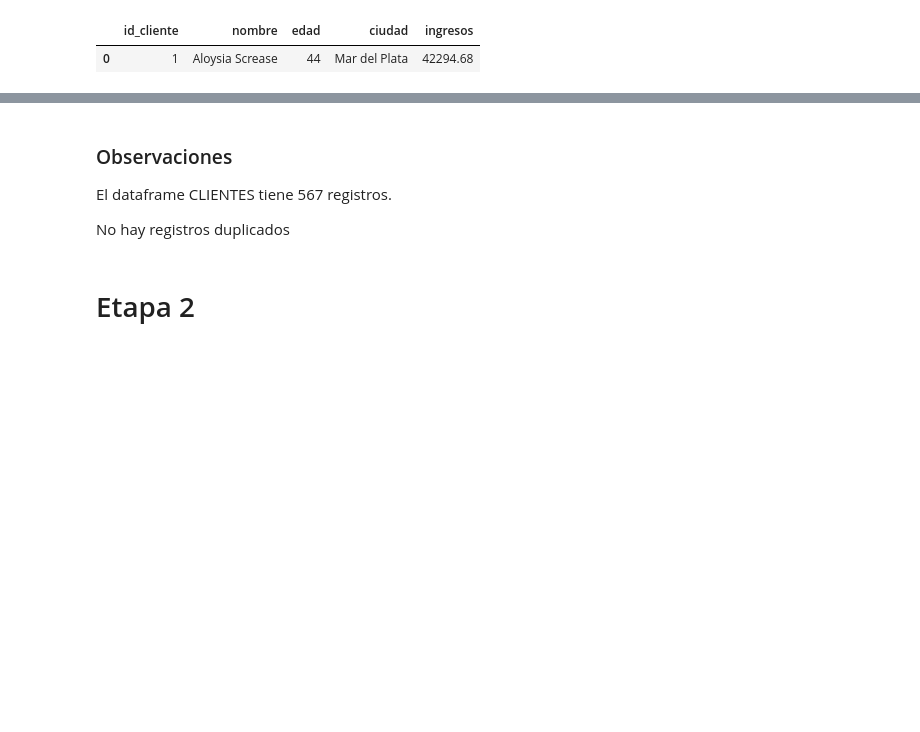
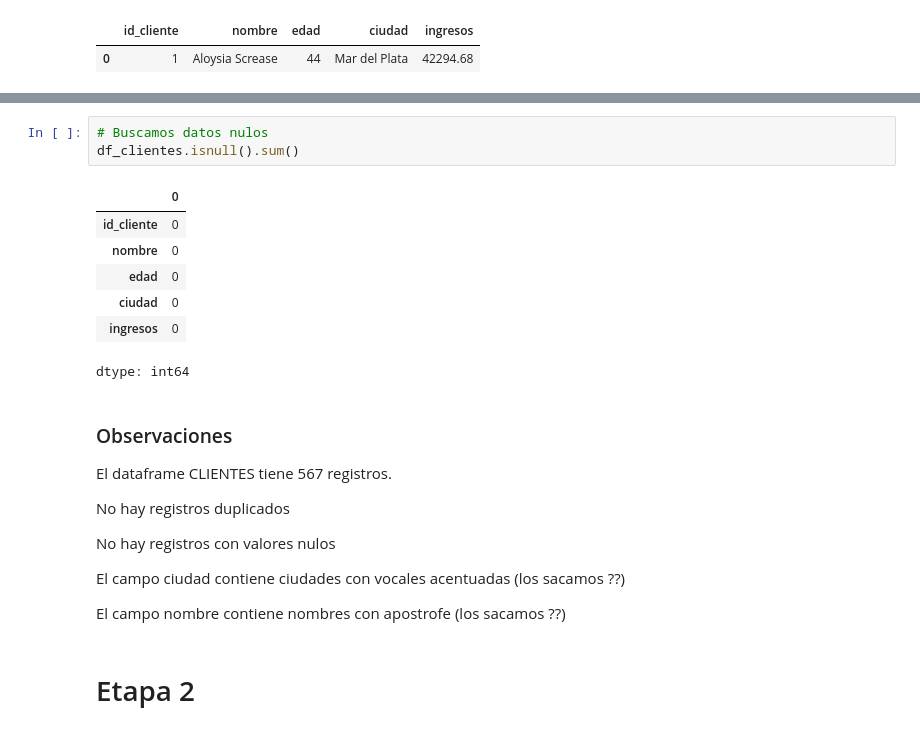
Before and after one commit to alex-degarate/TT-2C2025-Data-Analitycs-Notebooks, a Jupyter notebook: PreEntrega/Pre-entrega-alex.ipynb, the cells around one changed output, grey strips where cells are left out. Drawn from its saved outputs; the diff is of its cells as text; blank space fills up the shorter version.

```diff
--- a/PreEntrega/Pre-entrega-alex.ipynb
+++ b/PreEntrega/Pre-entrega-alex.ipynb
@@ -374,10 +374,27 @@ df_ventas.duplicated().sum()
 # %% [output]
 np.int64(0)
+# %%
+# Buscamos datos nulos
+df_clientes.isnull().sum()
+# %% [output]
+|  | 0 |
+| id_cliente | 0 |
+| nombre | 0 |
+| edad | 0 |
+| ciudad | 0 |
+| ingresos | 0 |
+dtype: int64
 # %% [markdown]
 ### Observaciones
 El dataframe CLIENTES tiene 567 registros.
 
 No hay registros duplicados
+
+No hay registros con valores nulos
+
+El campo ciudad contiene ciudades con vocales acentuadas (los sacamos ??)
+
+El campo nombre contiene nombres con apostrofe (los sacamos ??)
 # %% [markdown]
 # Etapa 2
 # %% [markdown]
```
Also changed, not shown: parts of 3 cells of this notebook.
